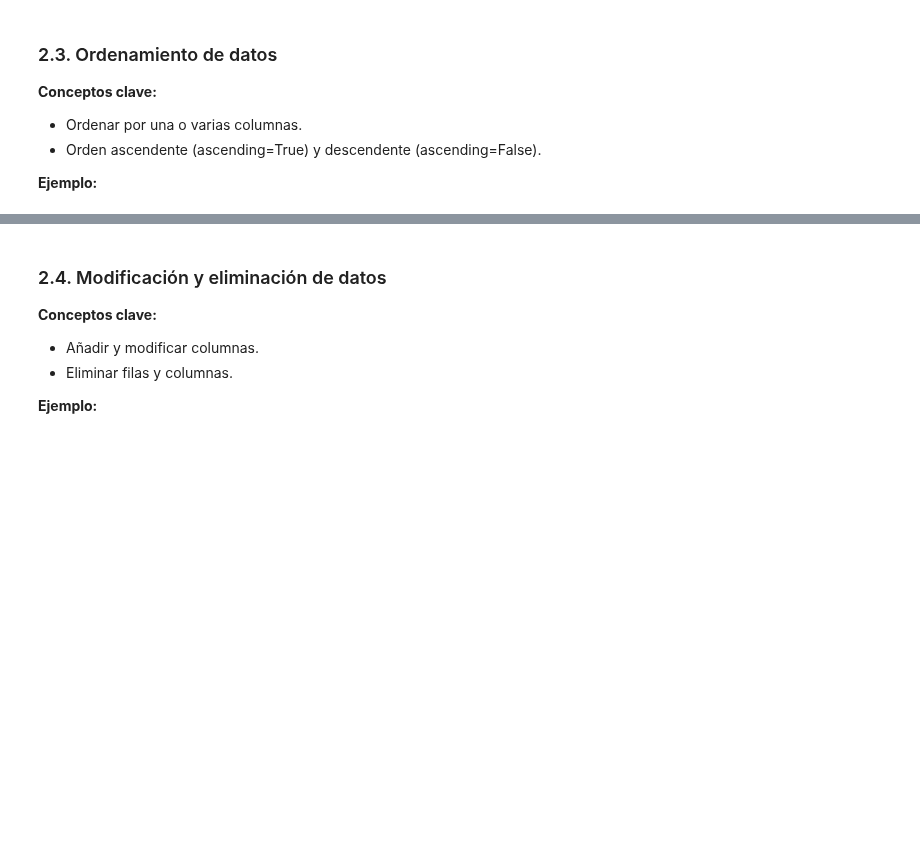
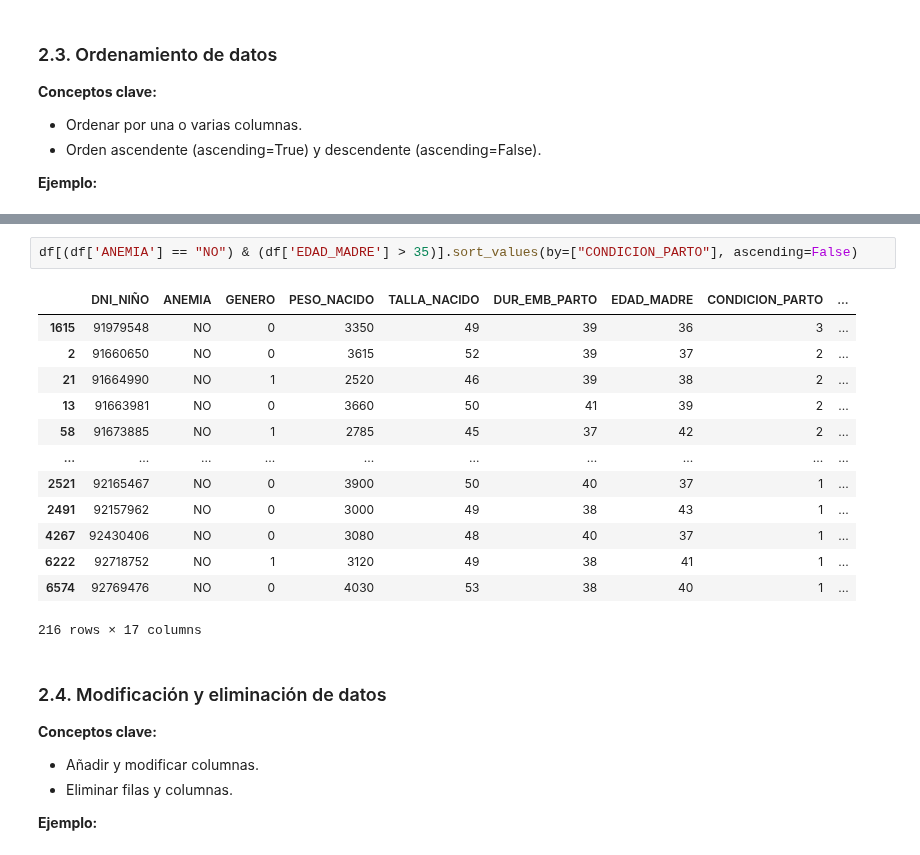
Before and after one commit to pipaber/Python-Programming101, a Jupyter notebook: 01_Introduccion_a_Python/07_Manipulación_de_Datos_con_Pandas.ipynb, the cells around one changed output, grey strips where cells are left out. Saved outputs shown, nothing was run; the diff lists cells and outputs as text; blank space fills up the shorter version.

```diff
--- a/01_Introduccion_a_Python/07_Manipulación_de_Datos_con_Pandas.ipynb
+++ b/01_Introduccion_a_Python/07_Manipulación_de_Datos_con_Pandas.ipynb
@@ -338,3 +394,19 @@ print(df_ordenado_ciudad_edad)
+# %%
+df[(df['ANEMIA'] == "NO") & (df['EDAD_MADRE'] > 35)].sort_values(by=["CONDICION_PARTO"], ascending=False)
+# %% [output]
+|  | DNI_NIÑO | ANEMIA | GENERO | PESO_NACIDO | TALLA_NACIDO | DUR_EMB_PARTO | EDAD_MADRE | CONDICION_PARTO | ... |
+| 1615 | 91979548 | NO | 0 | 3350 | 49 | 39 | 36 | 3 | ... |
+| 2 | 91660650 | NO | 0 | 3615 | 52 | 39 | 37 | 2 | ... |
+| 21 | 91664990 | NO | 1 | 2520 | 46 | 39 | 38 | 2 | ... |
+| 13 | 91663981 | NO | 0 | 3660 | 50 | 41 | 39 | 2 | ... |
+| 58 | 91673885 | NO | 1 | 2785 | 45 | 37 | 42 | 2 | ... |
+| ... | ... | ... | ... | ... | ... | ... | ... | ... | ... |
+| 2521 | 92165467 | NO | 0 | 3900 | 50 | 40 | 37 | 1 | ... |
+| 2491 | 92157962 | NO | 0 | 3000 | 49 | 38 | 43 | 1 | ... |
+| 4267 | 92430406 | NO | 0 | 3080 | 48 | 40 | 37 | 1 | ... |
+| 6222 | 92718752 | NO | 1 | 3120 | 49 | 38 | 41 | 1 | ... |
+| 6574 | 92769476 | NO | 0 | 4030 | 53 | 38 | 40 | 1 | ... |
+216 rows × 17 columns
 # %% [markdown]
 ### 2.4. Modificación y eliminación de datos
 
```
Also changed, not shown: parts of 20 cells of this notebook.
